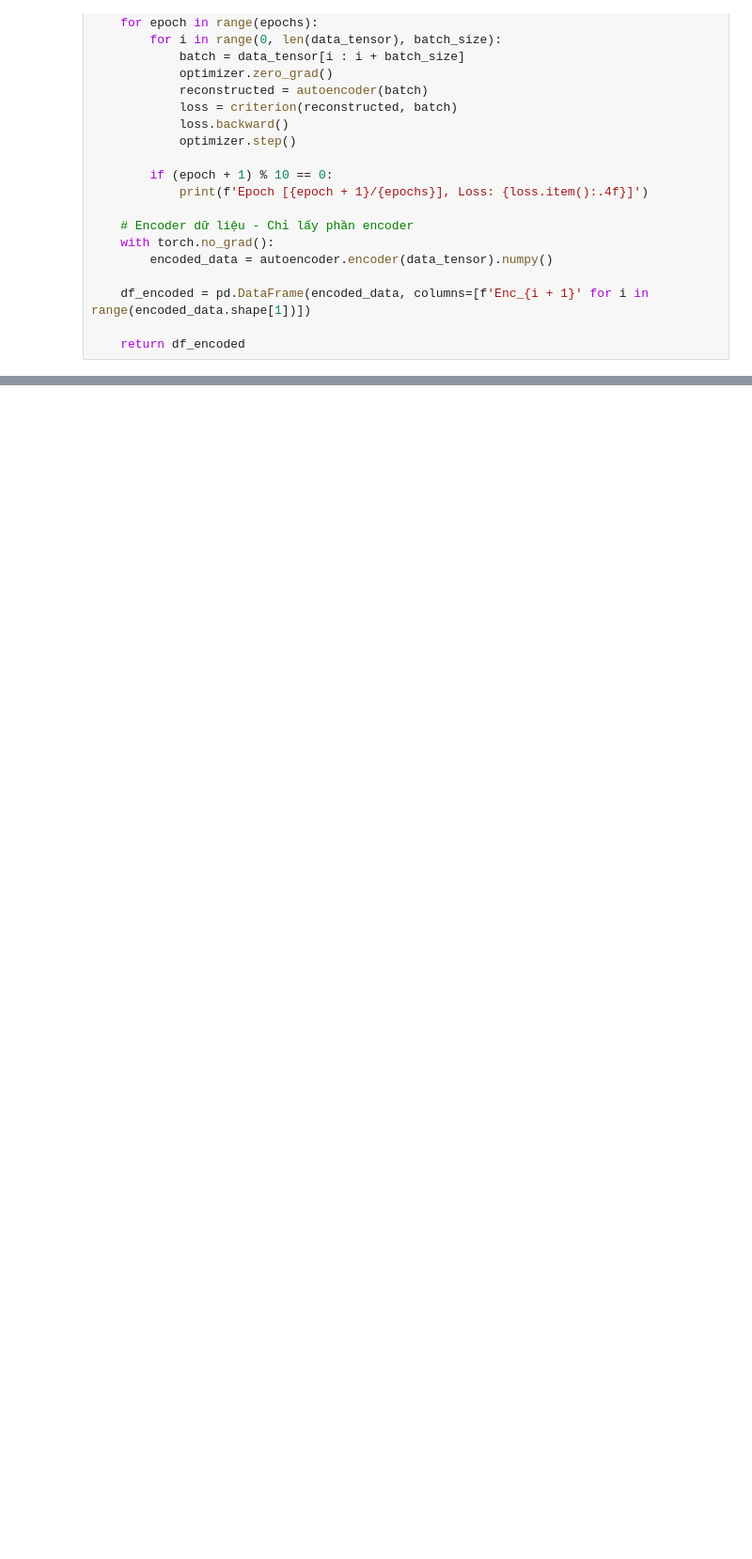
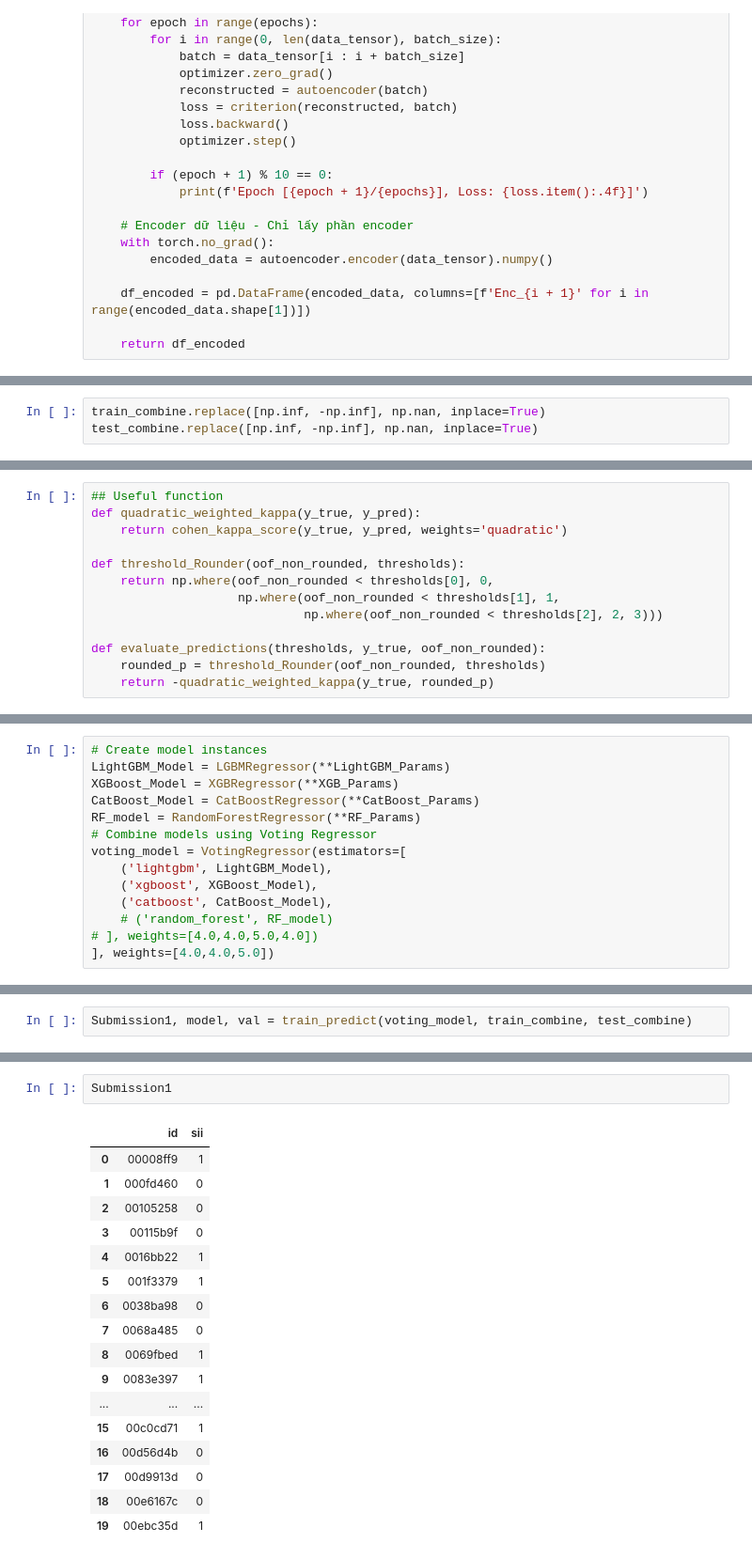
Before and after one commit to PhatNguyenduc/ML_Kaggle_CMI-PIU, a Jupyter notebook: model-cmp.ipynb, the cells around one changed output, grey strips where cells are left out. Shown at 94% size. Drawn from its saved outputs; the diff is of its cells as text; blank space fills up the shorter version.

```diff
--- a/model-cmp.ipynb
+++ b/model-cmp.ipynb
@@ -690,0 +456,3 @@ Submission file created: submission.csv
+# %%
+train_combine.replace([np.inf, -np.inf], np.nan, inplace=True)
+test_combine.replace([np.inf, -np.inf], np.nan, inplace=True)
@@ -690,0 +517,13 @@ Submission file created: submission.csv
+# %%
+## Useful function
+def quadratic_weighted_kappa(y_true, y_pred):
+    return cohen_kappa_score(y_true, y_pred, weights='quadratic')
+
+def threshold_Rounder(oof_non_rounded, thresholds):
+    return np.where(oof_non_rounded < thresholds[0], 0,
+                    np.where(oof_non_rounded < thresholds[1], 1,
+                             np.where(oof_non_rounded < thresholds[2], 2, 3)))
+
+def evaluate_predictions(thresholds, y_true, oof_non_rounded):
+    rounded_p = threshold_Rounder(oof_non_rounded, thresholds)
+    return -quadratic_weighted_kappa(y_true, rounded_p)
@@ -690,0 +598,14 @@ Submission file created: submission.csv
+# %%
+# Create model instances
+LightGBM_Model = LGBMRegressor(**LightGBM_Params)
+XGBoost_Model = XGBRegressor(**XGB_Params)
+CatBoost_Model = CatBoostRegressor(**CatBoost_Params)
+RF_model = RandomForestRegressor(**RF_Params)
+# Combine models using Voting Regressor
+voting_model = VotingRegressor(estimators=[
+    ('lightgbm', LightGBM_Model),
+    ('xgboost', XGBoost_Model),
+    ('catboost', CatBoost_Model),
+    # ('random_forest', RF_model)
+# ], weights=[4.0,4.0,5.0,4.0])
+], weights=[4.0,4.0,5.0])
@@ -690,0 +614,2 @@ Submission file created: submission.csv
+# %%
+Submission1, model, val = train_predict(voting_model, train_combine, test_combine)
@@ -690,0 +634,20 @@ Submission file created: submission.csv
+# %%
+Submission1
+# %% [output]
+|  | id | sii |
+| 0 | 00008ff9 | 1 |
+| 1 | 000fd460 | 0 |
+| 2 | 00105258 | 0 |
+| 3 | 00115b9f | 0 |
+| 4 | 0016bb22 | 1 |
+| 5 | 001f3379 | 1 |
+| 6 | 0038ba98 | 0 |
+| 7 | 0068a485 | 0 |
+| 8 | 0069fbed | 1 |
+| 9 | 0083e397 | 1 |
+| ... | ... | ... |
+| 15 | 00c0cd71 | 1 |
+| 16 | 00d56d4b | 0 |
+| 17 | 00d9913d | 0 |
+| 18 | 00e6167c | 0 |
+| 19 | 00ebc35d | 1 |
```
Also changed, not shown: parts of 95 cells of this notebook.
